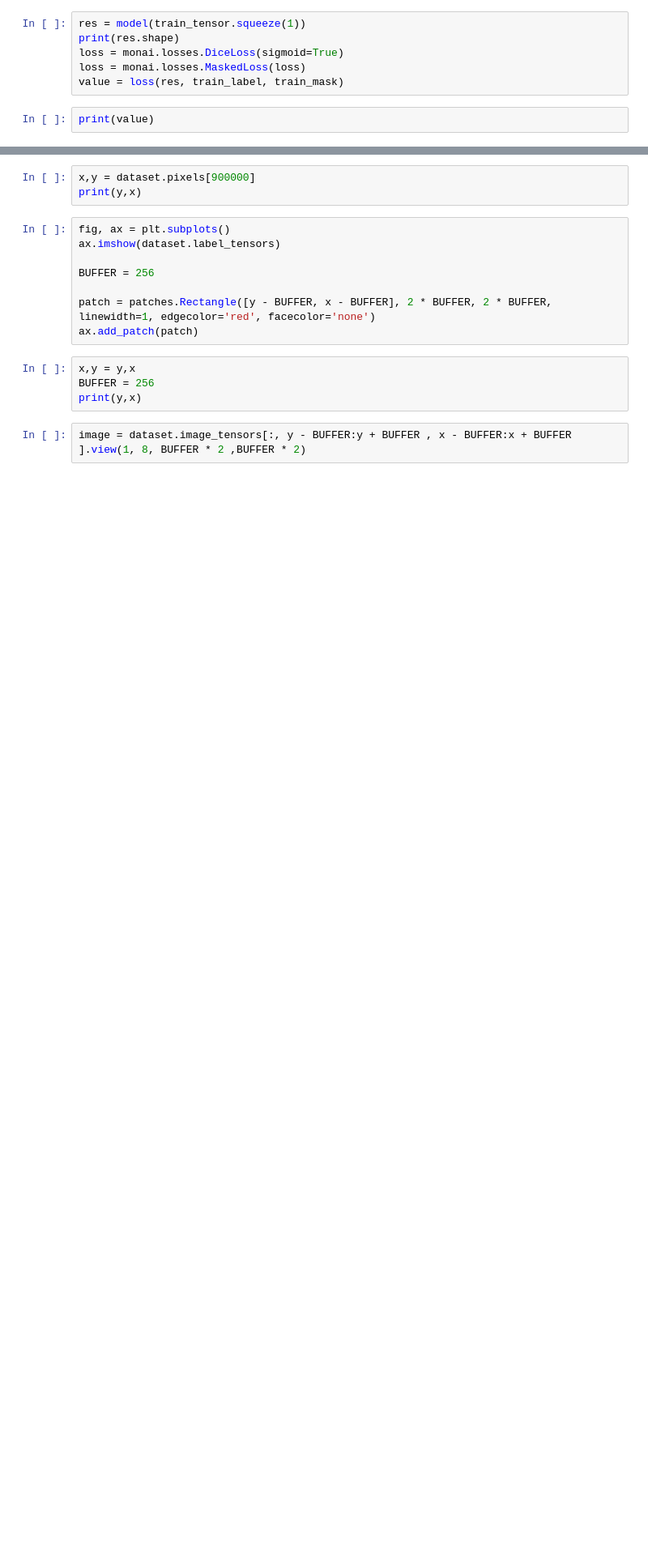
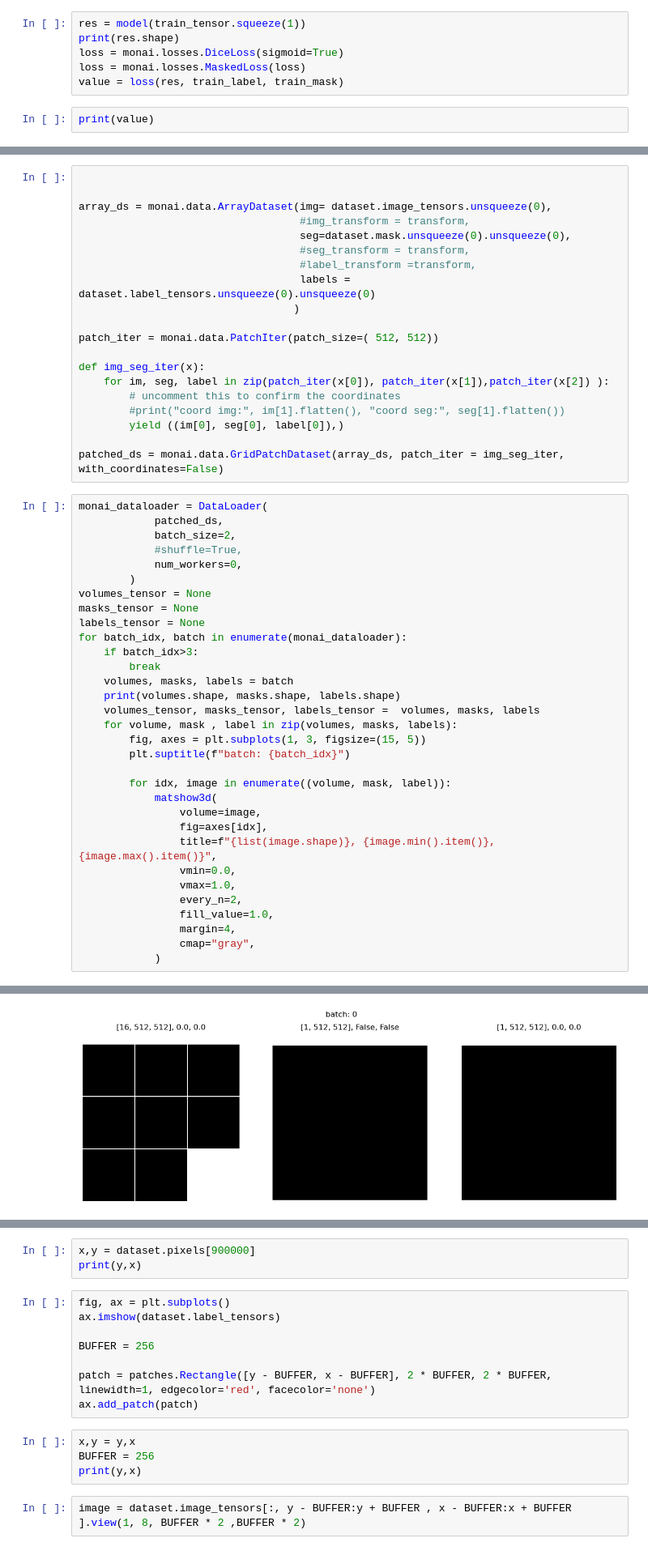
Before and after one commit to gmarus777/VESUVIUS_Challenge, a Jupyter notebook: jupyter notebooks/Monai_testin.ipynb, the cells around one changed output, grey strips where cells are left out. Shown at 81% size. Drawn from its saved outputs; the diff is of its cells as text; blank space fills up the shorter version.

Commit message:
added unet and monai

```diff
--- a/jupyter notebooks/Monai_testin.ipynb
+++ b/jupyter notebooks/Monai_testin.ipynb
@@ -143,0 +153,53 @@ print(value)
+# %%
+
+
+array_ds = monai.data.ArrayDataset(img= dataset.image_tensors.unsqueeze(0),
+                                   #img_transform = transform,
+                                   seg=dataset.mask.unsqueeze(0).unsqueeze(0),
+                                   #seg_transform = transform,
+                                   #label_transform =transform,
+                                   labels = dataset.label_tensors.unsqueeze(0).unsqueeze(0)
+                                  )
+
+patch_iter = monai.data.PatchIter(patch_size=( 512, 512))
+
+def img_seg_iter(x):
+    for im, seg, label in zip(patch_iter(x[0]), patch_iter(x[1]),patch_iter(x[2]) ):
+        # uncomment this to confirm the coordinates
+        #print("coord img:", im[1].flatten(), "coord seg:", seg[1].flatten())
+        yield ((im[0], seg[0], label[0]),)
+
+patched_ds = monai.data.GridPatchDataset(array_ds, patch_iter = img_seg_iter, with_coordinates=False)
+# %%
+monai_dataloader = DataLoader(
+            patched_ds,
+            batch_size=2,
+            #shuffle=True,
+            num_workers=0,
+        )
+volumes_tensor = None
+masks_tensor = None
+labels_tensor = None
+for batch_idx, batch in enumerate(monai_dataloader):
+    if batch_idx>3:
+        break
+    volumes, masks, labels = batch
+    print(volumes.shape, masks.shape, labels.shape)
+    volumes_tensor, masks_tensor, labels_tensor =  volumes, masks, labels
+    for volume, mask , label in zip(volumes, masks, labels):
+        fig, axes = plt.subplots(1, 3, figsize=(15, 5))
+        plt.suptitle(f"batch: {batch_idx}")
+
+        for idx, image in enumerate((volume, mask, label)):
+            matshow3d(
+                volume=image,
+                fig=axes[idx],
+                title=f"{list(image.shape)}, {image.min().item()}, {image.max().item()}",
+                vmin=0.0,
+                vmax=1.0,
+                every_n=2,
+                fill_value=1.0,
+                margin=4,
+                cmap="gray",
+            )
+# %% [output]
@@ -143,0 +210 @@ print(value)
+[figure, added]
```
Also changed, not shown: parts of 28 cells of this notebook, 4 other files.
